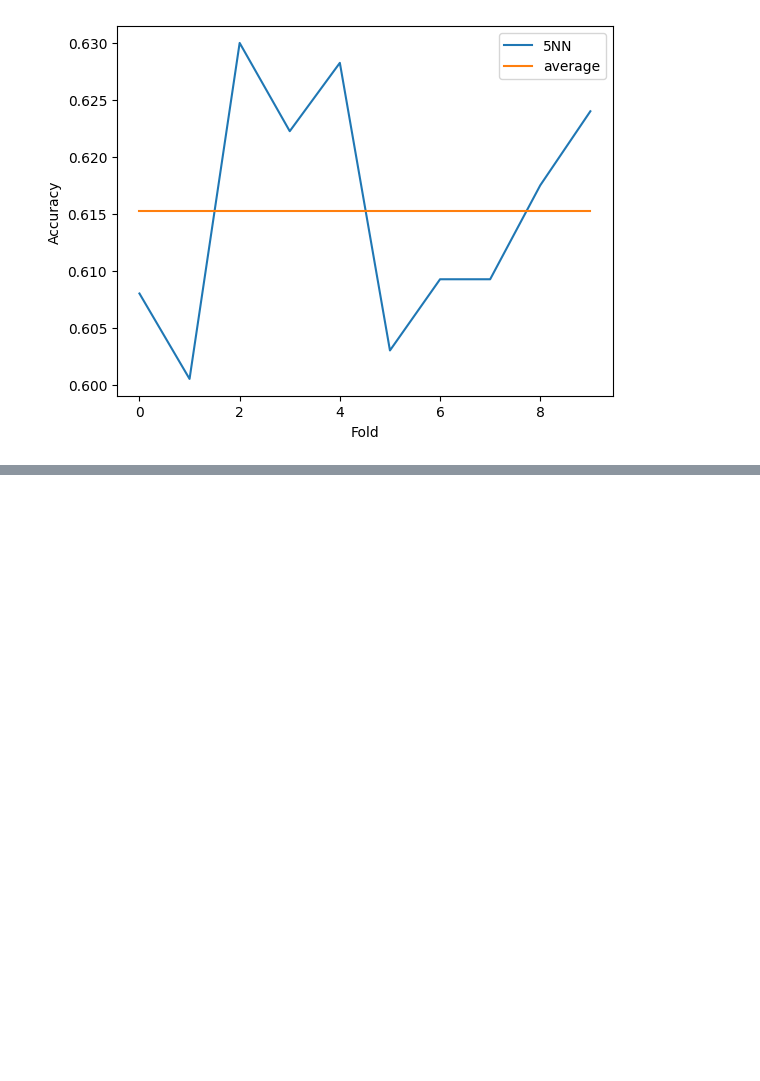
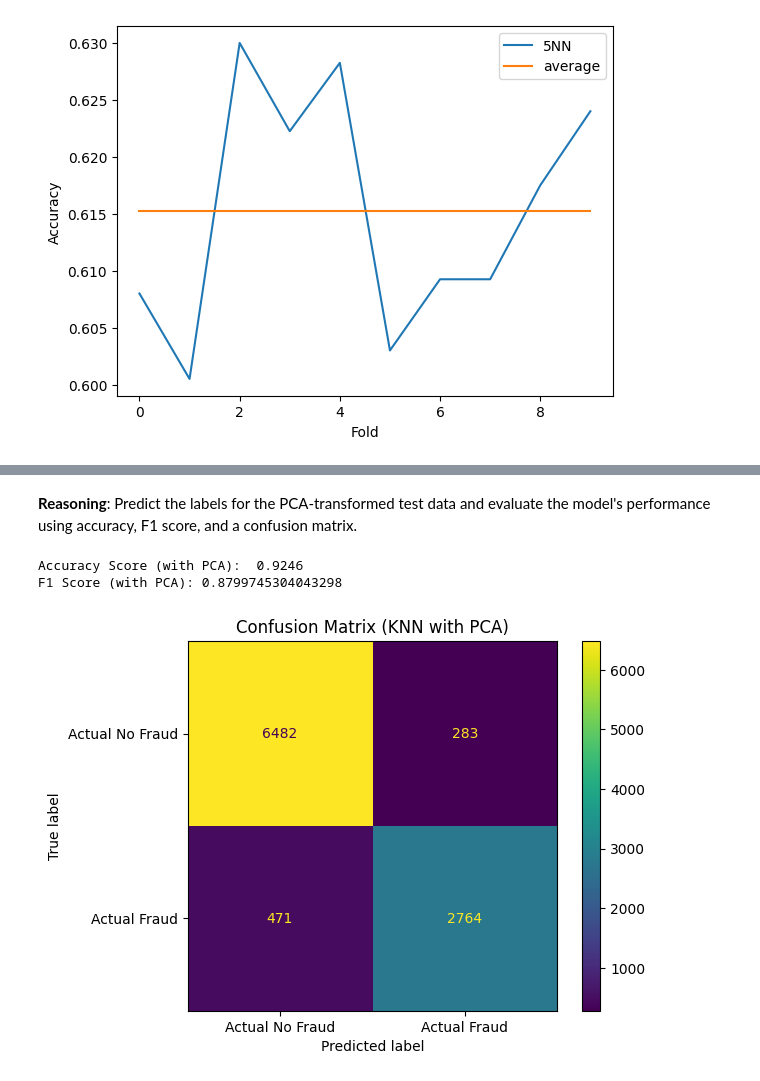
Before and after one commit to adambueno/fraudDetection, a Jupyter notebook: fraudDetection.ipynb, the cells around one changed output, grey strips where cells are left out. Saved outputs shown, nothing was run; the diff lists cells and outputs as text; code cells hidden in the pictures; blank space fills up the shorter version.

```diff
--- a/fraudDetection.ipynb
+++ b/fraudDetection.ipynb
@@ -749,0 +828,16 @@ plt.show()
+# %%
+# Select the number of components that explain 95% variance
+n_components = np.argmax(cumulative_explained_variance >= 0.95) + 1
+print(f"Number of components explaining 95% variance: {n_components}")
+
+# Apply PCA with the selected number of components
+pca = PCA(n_components=n_components)
+pca_features = pca.fit_transform(scaled_features)
+
+# Split the PCA-transformed features and the target variable
+X_train_pca, X_test_pca, y_train_pca, y_test_pca = model_selection.train_test_split(pca_features, label, test_size=0.2, random_state=42)
+
+print("Shape of X_train_pca:", X_train_pca.shape)
+print("Shape of X_test_pca:", X_test_pca.shape)
+print("Shape of y_train_pca:", y_train_pca.shape)
+print("Shape of y_test_pca:", y_test_pca.shape)
@@ -749,0 +858,3 @@ plt.show()
+# %%
+model_pca = KNeighborsClassifier(n_neighbors=5)
+model_pca.fit(X_train_pca, y_train_pca)
@@ -749,0 +868,17 @@ plt.show()
+# %% [markdown]
+**Reasoning**:
+Predict the labels for the PCA-transformed test data and evaluate the model's performance using accuracy, F1 score, and a confusion matrix.
+# %%
+pred_pca = model_pca.predict(X_test_pca)
+
+print("Accuracy Score (with PCA): ", metrics.accuracy_score(y_test_pca, pred_pca))
+f1_pca = metrics.f1_score(y_test_pca, pred_pca)
+print(f"F1 Score (with PCA): {f1_pca}")
+
+metrics.ConfusionMatrixDisplay.from_predictions(y_test_pca, pred_pca, display_labels=['Actual No Fraud', 'Actual Fraud'])
+plt.title('Confusion Matrix (KNN with PCA)')
+plt.show()
+# %% [output]
+Accuracy Score (with PCA):  0.9246
+F1 Score (with PCA): 0.8799745304043298
+[figure, added]
```
Also changed, not shown: parts of 20 cells of this notebook.
